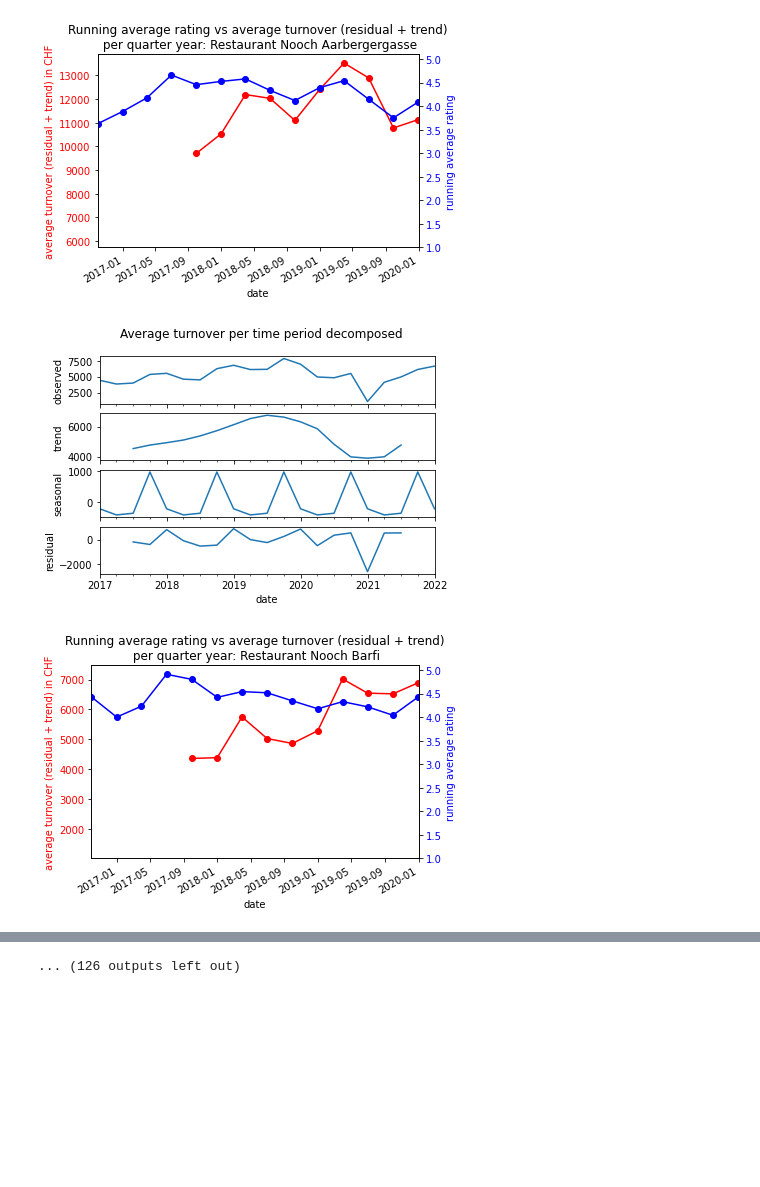
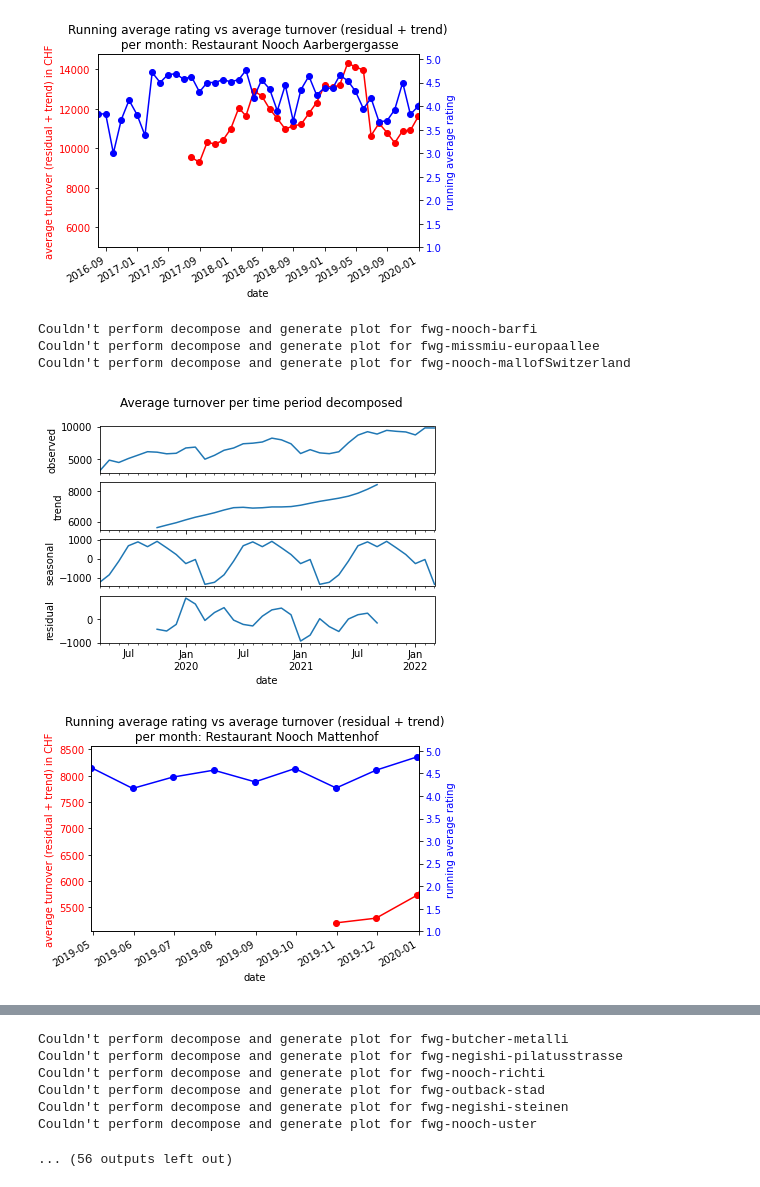
Before and after one commit to fatihsolmaz22/Bachelorarbeit_FS22, a Jupyter notebook: 02_Code/ba_code/ba_code/data_processing_and_analysis/08_02_correlation_average_rating_decompose.ipynb, the cells around one changed output, grey strips where cells are left out. Saved outputs shown, nothing was run; the diff lists cells and outputs as text; code cells hidden in the pictures; blank space fills up the shorter version.

```diff
--- a/02_Code/ba_code/ba_code/data_processing_and_analysis/08_02_correlation_average_rating_decompose.ipynb
+++ b/02_Code/ba_code/ba_code/data_processing_and_analysis/08_02_correlation_average_rating_decompose.ipynb
@@ -10,7 +10,7 @@ from ba_code.data_processing_and_analysis.prognolite.prognolite_restaurant_const
 dataAnalyzer = DataAnalyzer()
 # %%
 data_type = RestaurantReviewDataType.GOOGLE_REVIEW
-time_period = "Q"
+time_period = "m"
 # overall rating anfang vom monat <-> umsatzzahl ende vom monat  --> besserer vergleich da kunden zuerst rating sehen müssen
 rating_date_offset_in_months = -1
 decompose_option = DecomposeOption.RESIDUAL_PLUS_TREND
@@ -59,3 +59,6 @@ df_pearson_spearman_with_corona = dataAnalyzer.compute_correlation_for_all_resta
-[figure, old version]
+[figure, new version]
+Couldn't perform decompose and generate plot for fwg-nooch-barfi
+Couldn't perform decompose and generate plot for fwg-missmiu-europaallee
+Couldn't perform decompose and generate plot for fwg-nooch-mallofSwitzerland
-[figure, old version]
+[figure, new version]
-[figure, old version]
+[figure, new version]
@@ -64,4 +65,10 @@ df_pearson_spearman_with_corona = dataAnalyzer.compute_correlation_for_all_resta
-... (126 outputs left out)
+Couldn't perform decompose and generate plot for fwg-butcher-metalli
+Couldn't perform decompose and generate plot for fwg-negishi-pilatusstrasse
+Couldn't perform decompose and generate plot for fwg-nooch-richti
+Couldn't perform decompose and generate plot for fwg-outback-stad
+Couldn't perform decompose and generate plot for fwg-negishi-steinen
+Couldn't perform decompose and generate plot for fwg-nooch-uster
+... (56 outputs left out)
 # %%
 from IPython.core.display import display, HTML
 import pandas as pd
```
Also changed, not shown: parts of 1 cell of this notebook, 6 other files.
